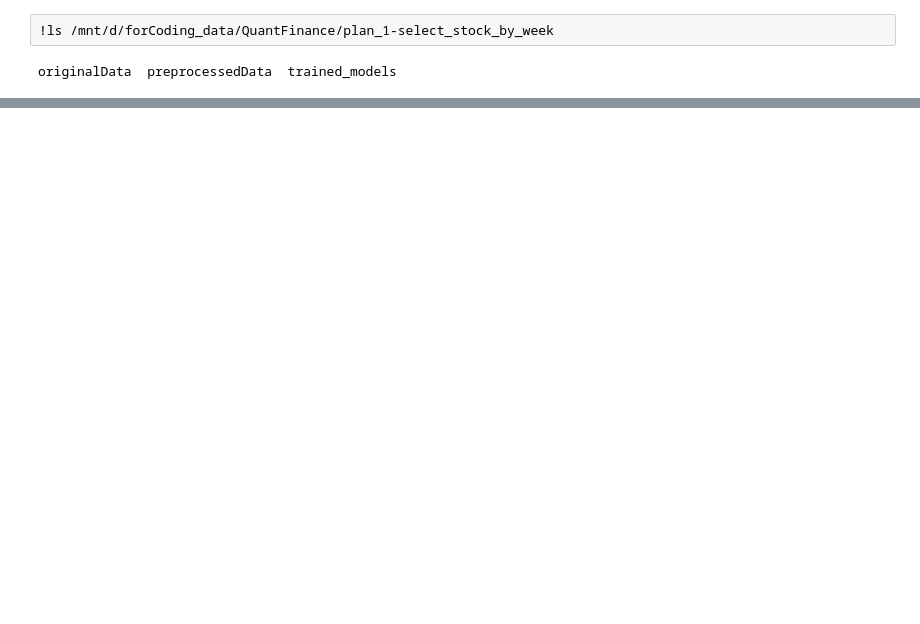
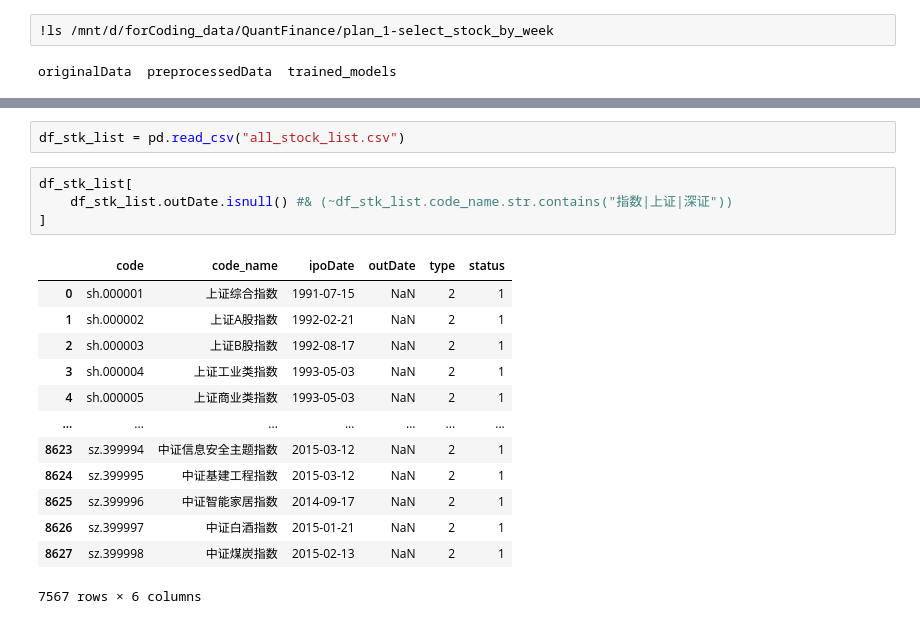
Before and after one commit to XMK233/QuantFinance, a Jupyter notebook: plan_1-select_stock_by_week/1.0-runner.ipynb, the cells around one changed output, grey strips where cells are left out. Cells and saved outputs as stored; diff of their text form; blank space fills up the shorter version.

```diff
--- a/plan_1-select_stock_by_week/1.0-runner.ipynb
+++ b/plan_1-select_stock_by_week/1.0-runner.ipynb
@@ -27,0 +69,20 @@ originalData  preprocessedData  trained_models
+# %%
+df_stk_list = pd.read_csv("all_stock_list.csv")
+# %%
+df_stk_list[
+    df_stk_list.outDate.isnull() #& (~df_stk_list.code_name.str.contains("指数|上证|深证"))
+]
+# %% [output]
+|  | code | code_name | ipoDate | outDate | type | status |
+| 0 | sh.000001 | 上证综合指数 | 1991-07-15 | NaN | 2 | 1 |
+| 1 | sh.000002 | 上证A股指数 | 1992-02-21 | NaN | 2 | 1 |
+| 2 | sh.000003 | 上证B股指数 | 1992-08-17 | NaN | 2 | 1 |
+| 3 | sh.000004 | 上证工业类指数 | 1993-05-03 | NaN | 2 | 1 |
+| 4 | sh.000005 | 上证商业类指数 | 1993-05-03 | NaN | 2 | 1 |
+| ... | ... | ... | ... | ... | ... | ... |
+| 8623 | sz.399994 | 中证信息安全主题指数 | 2015-03-12 | NaN | 2 | 1 |
+| 8624 | sz.399995 | 中证基建工程指数 | 2015-03-12 | NaN | 2 | 1 |
+| 8625 | sz.399996 | 中证智能家居指数 | 2014-09-17 | NaN | 2 | 1 |
+| 8626 | sz.399997 | 中证白酒指数 | 2015-01-21 | NaN | 2 | 1 |
+| 8627 | sz.399998 | 中证煤炭指数 | 2015-02-13 | NaN | 2 | 1 |
+7567 rows × 6 columns
```
Also changed, not shown: parts of 16 cells of this notebook, 11 other files.
